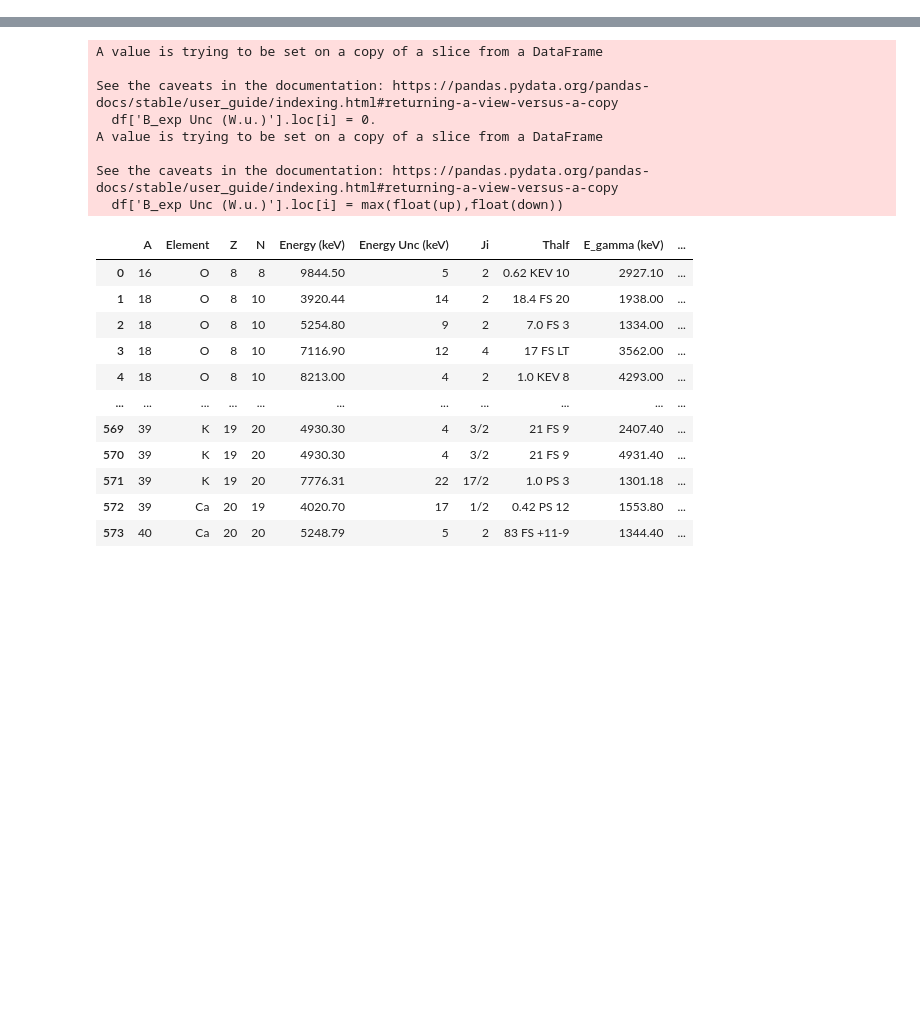
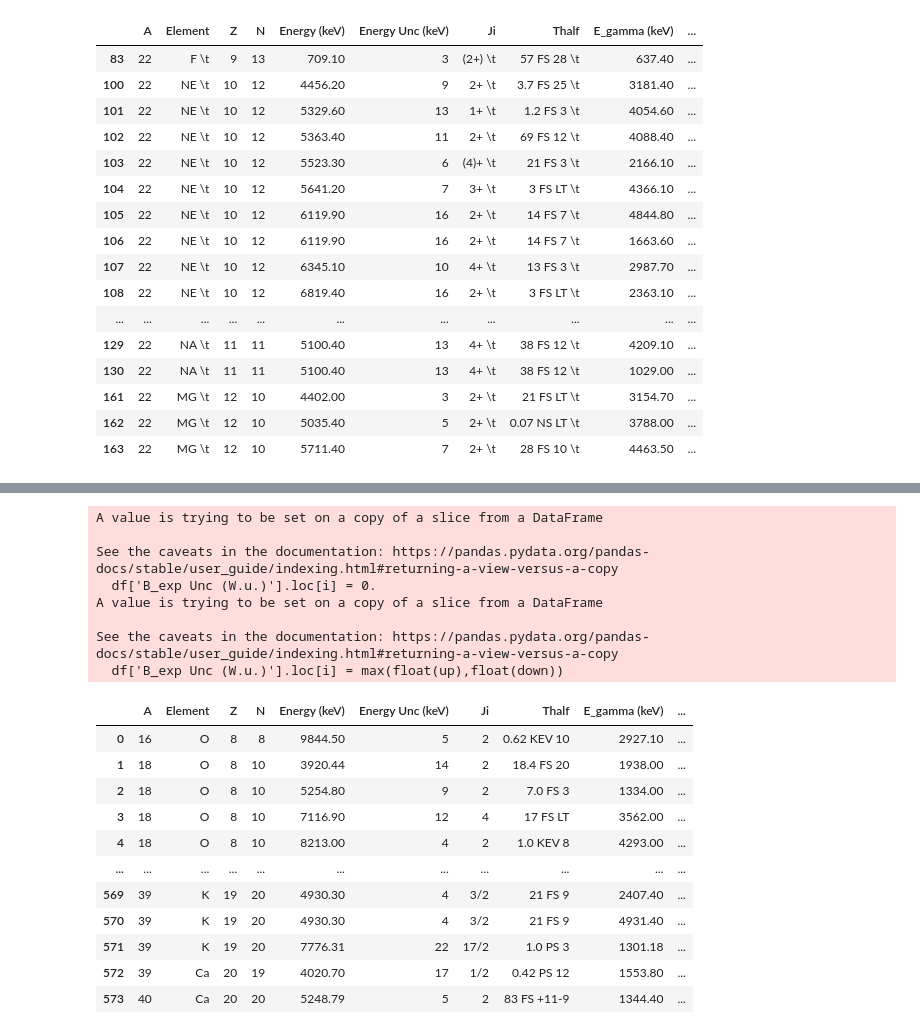
Before and after one commit to jmrfox/shmuq_data, a Jupyter notebook: clean_M1_transitions.ipynb, the cells around one changed output, grey strips where cells are left out. Saved outputs shown, nothing was run; the diff lists cells and outputs as text; code cells hidden in the pictures; blank space fills up the shorter version.

```diff
--- a/clean_M1_transitions.ipynb
+++ b/clean_M1_transitions.ipynb
@@ -113,3 +113,23 @@ df
+# %%
+df[df['A']==22]
+# %% [output]
+|  | A | Element | Z | N | Energy (keV) | Energy Unc (keV) | Ji | Thalf | E_gamma (keV) | ... |
+| 83 | 22 | F \t | 9 | 13 | 709.10 | 3 | (2+) \t | 57 FS 28 \t | 637.40 | ... |
+| 100 | 22 | NE \t | 10 | 12 | 4456.20 | 9 | 2+ \t | 3.7 FS 25 \t | 3181.40 | ... |
+| 101 | 22 | NE \t | 10 | 12 | 5329.60 | 13 | 1+ \t | 1.2 FS 3 \t | 4054.60 | ... |
+| 102 | 22 | NE \t | 10 | 12 | 5363.40 | 11 | 2+ \t | 69 FS 12 \t | 4088.40 | ... |
+| 103 | 22 | NE \t | 10 | 12 | 5523.30 | 6 | (4)+ \t | 21 FS 3 \t | 2166.10 | ... |
+| 104 | 22 | NE \t | 10 | 12 | 5641.20 | 7 | 3+ \t | 3 FS LT \t | 4366.10 | ... |
+| 105 | 22 | NE \t | 10 | 12 | 6119.90 | 16 | 2+ \t | 14 FS 7 \t | 4844.80 | ... |
+| 106 | 22 | NE \t | 10 | 12 | 6119.90 | 16 | 2+ \t | 14 FS 7 \t | 1663.60 | ... |
+| 107 | 22 | NE \t | 10 | 12 | 6345.10 | 10 | 4+ \t | 13 FS 3 \t | 2987.70 | ... |
+| 108 | 22 | NE \t | 10 | 12 | 6819.40 | 16 | 2+ \t | 3 FS LT \t | 2363.10 | ... |
+| ... | ... | ... | ... | ... | ... | ... | ... | ... | ... | ... |
+| 129 | 22 | NA \t | 11 | 11 | 5100.40 | 13 | 4+ \t | 38 FS 12 \t | 4209.10 | ... |
+| 130 | 22 | NA \t | 11 | 11 | 5100.40 | 13 | 4+ \t | 38 FS 12 \t | 1029.00 | ... |
+| 161 | 22 | MG \t | 12 | 10 | 4402.00 | 3 | 2+ \t | 21 FS LT \t | 3154.70 | ... |
+| 162 | 22 | MG \t | 12 | 10 | 5035.40 | 5 | 2+ \t | 0.07 NS LT \t | 3788.00 | ... |
+| 163 | 22 | MG \t | 12 | 10 | 5711.40 | 7 | 2+ \t | 28 FS 10 \t | 4463.50 | ... |
 # %%
 def isNaN(num):
     return num != num
```
Also changed, not shown: parts of 8 cells of this notebook, 5 other files.
